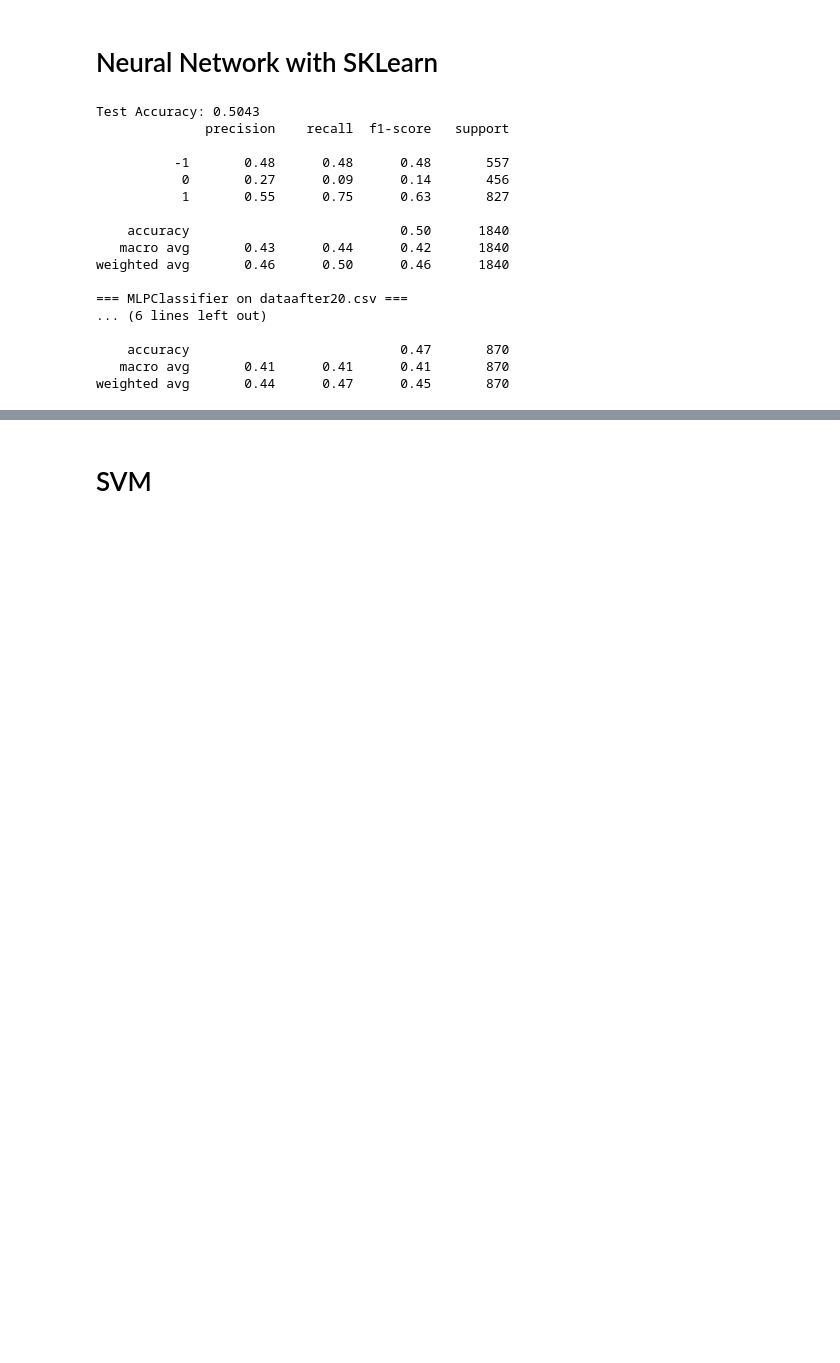
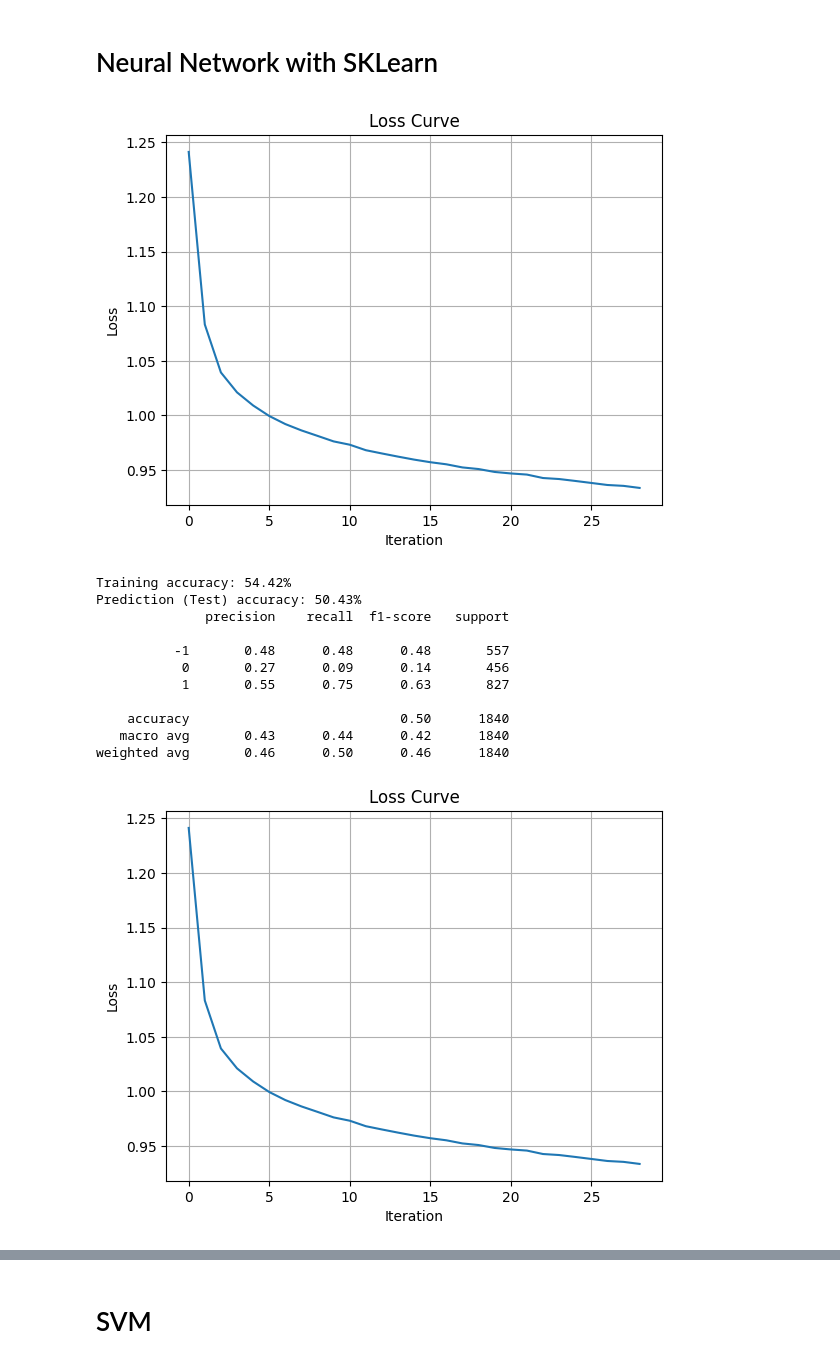
Before and after one commit to edricklinardi/Football-Match-Prediction, a Jupyter notebook: Project.ipynb, the cells around one changed output, grey strips where cells are left out. Saved outputs shown, nothing was run; the diff lists cells and outputs as text; code cells hidden in the pictures; blank space fills up the shorter version.

```diff
--- a/Project.ipynb
+++ b/Project.ipynb
@@ -1079,39 +1079,70 @@ mlp = MLPClassifier(
 )
 
 # Train on your existing scaled data
 mlp.fit(X_train_scaled, y_train)
 
 # Predict
 y_pred = mlp.predict(X_test_scaled)
 
-# Evaluate
-print(f"Test Accuracy: {accuracy_score(y_test, y_pred):.4f}")
+# 1. Plot Loss Curve
+plt.plot(mlp.loss_curve_)
+plt.title('Loss Curve')
+plt.xlabel('Iteration')
+plt.ylabel('Loss')
+plt.grid()
+plt.show()
+
+# 2. Print Train and Test Accuracy
+y_pred_train = mlp.predict(X_train_scaled)
+y_pred_test  = mlp.predict(X_test_scaled)
+
+train_acc = accuracy_score(y_train, y_pred_train)
+test_acc  = accuracy_score(y_test, y_pred_test)
+
+print(f"Training accuracy: {train_acc*100:.2f}%")
+print(f"Prediction (Test) accuracy: {test_acc*100:.2f}%")
 print(classification_report(y_test, y_pred))
 
 mlp20 = MLPClassifier(
     hidden_layer_sizes=(20,),  # Same as before: 1 hidden layer with 20 neurons
     activation='relu',
     solver='adam',
     alpha=0.005,
     batch_size=64,
     learning_rate='adaptive',
     max_iter=500,
     early_stopping=True,
     random_state=42
 )
 
 # Train on dataafter20
 mlp20.fit(X_train_scaled20, y_train20)
 
 # Predict
 y_pred20 = mlp20.predict(X_test_scaled20)
 
-# Evaluate
-print("=== MLPClassifier on dataafter20.csv ===")
-print(f"Test Accuracy: {accuracy_score(y_test20, y_pred20):.4f}")
+# 1. Plot Loss Curve
+plt.plot(mlp.loss_curve_)
+plt.title('Loss Curve')
+plt.xlabel('Iteration')
+plt.ylabel('Loss')
+plt.grid()
+plt.show()
+
+# 2. Print Train and Test Accuracy
+y_pred_train20 = mlp.predict(X_train_scaled20)
+y_pred_test20  = mlp.predict(X_test_scaled20)
+
+train_acc20 = accuracy_score(y_train20, y_pred_train20)
+test_acc20  = accuracy_score(y_test20, y_pred_test20)
+
+print(f"Training accuracy: {train_acc20*100:.2f}%")
+print(f"Prediction (Test) accuracy: {test_acc20*100:.2f}%")
 print(classification_report(y_test20, y_pred20))
 # %% [output]
+[figure, added]
-Test Accuracy: 0.5043
+Training accuracy: 54.42%
+Prediction (Test) accuracy: 50.43%
               precision    recall  f1-score   support
 
           -1       0.48      0.48      0.48       557
@@ -1121,10 +1152,4 @@ Test Accuracy: 0.5043
     accuracy                           0.50      1840
    macro avg       0.43      0.44      0.42      1840
 weighted avg       0.46      0.50      0.46      1840
-
-=== MLPClassifier on dataafter20.csv ===
-... (6 lines left out)
-
-    accuracy                           0.47       870
-   macro avg       0.41      0.41      0.41       870
-weighted avg       0.44      0.47      0.45       870
+[figure, added]
```
Also changed, not shown: parts of 1 cell of this notebook.
